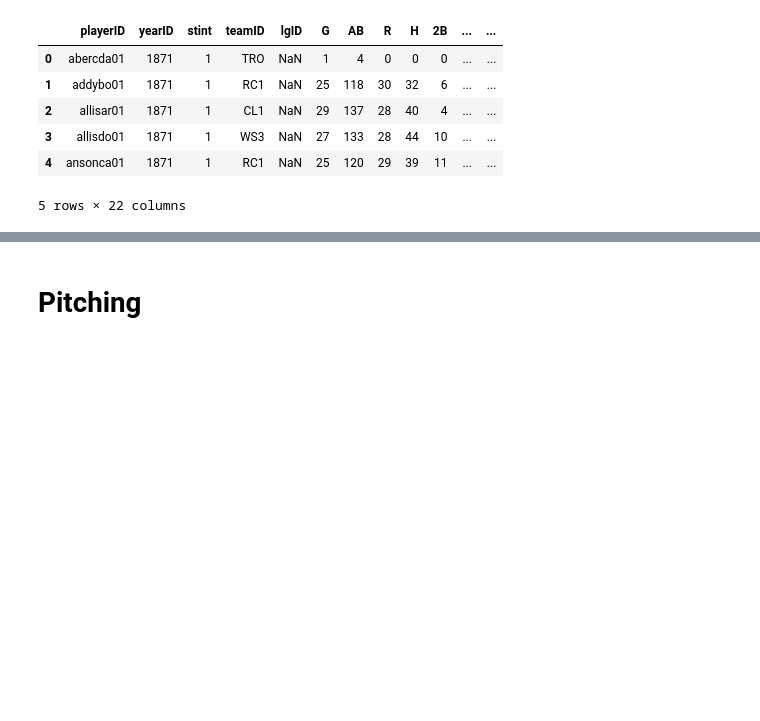
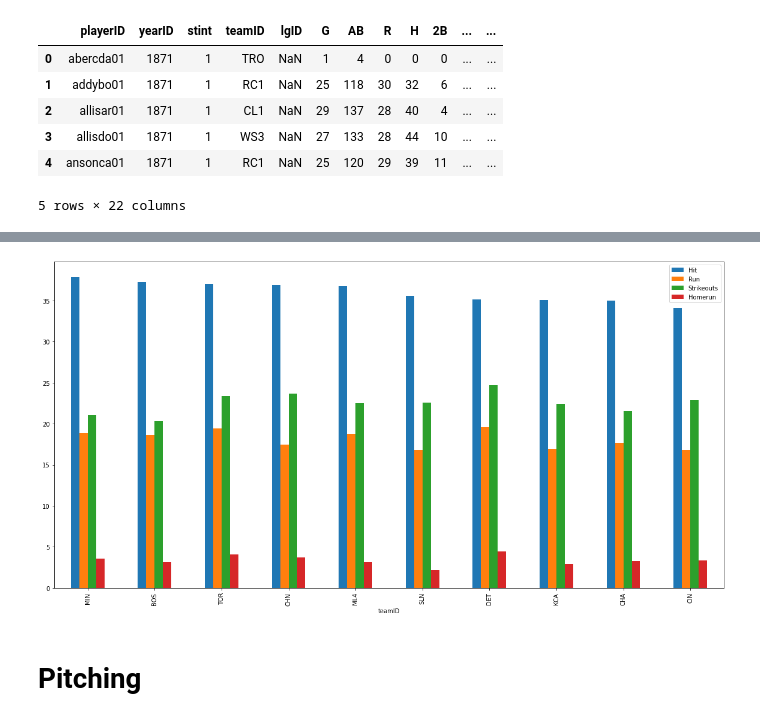
Before and after one commit to Lanpham0110/Project-1, a Jupyter notebook: project1.ipynb, the cells around one changed output, grey strips where cells are left out. Cells and saved outputs as stored; diff of their text form; code cells hidden in the pictures; blank space fills up the shorter version.

```diff
--- a/project1.ipynb
+++ b/project1.ipynb
@@ -116,0 +104,5 @@ new_data.head()
+# %%
+#final_averages_df.sort_values('Hit', ascending=False)
+#replace any nan values  with 0
+top_10_df = final_averages_df.sort_values('Hit', ascending=False).head(10)
+top_10_df
@@ -117,3 +122,9 @@ new_data.head()
+# %%
+top_10_df.plot(kind= 'bar', figsize=(20,10))
+
+plt.show()
+# %% [output]
+[figure, added]
 # %% [markdown]
 # Pitching
 # %%
```
Also changed, not shown: parts of 19 cells of this notebook.
